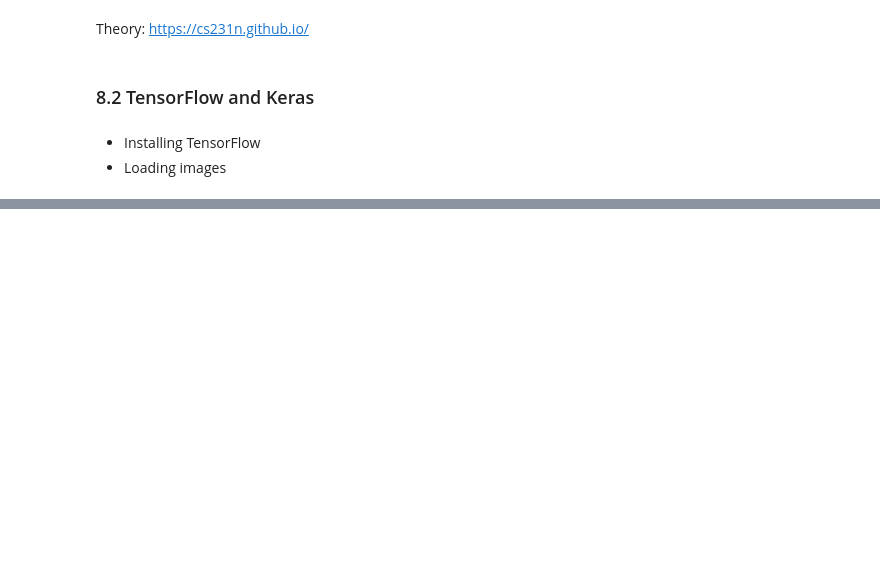
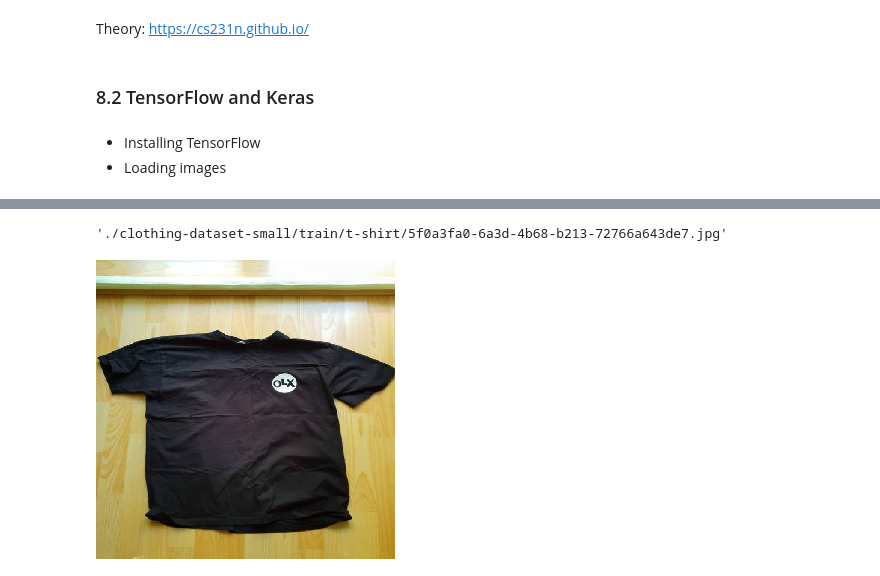
Before and after one commit to dmitrykosintsev/lm-zoomcamp, a Jupyter notebook: 08-nn-and-dl.ipynb, the cells around one changed output, grey strips where cells are left out. Saved outputs shown, nothing was run; the diff lists cells and outputs as text; code cells hidden in the pictures; blank space fills up the shorter version.

```diff
--- a/08-nn-and-dl.ipynb
+++ b/08-nn-and-dl.ipynb
@@ -26,0 +34,12 @@ ModuleNotFoundError: No module named 'tensorflow'
+# %%
+path = "./clothing-dataset-small/train/t-shirt"
+name = "5f0a3fa0-6a3d-4b68-b213-72766a643de7.jpg"
+fullname = f'{path}/{name}'
+fullname
+# %% [output]
+'./clothing-dataset-small/train/t-shirt/5f0a3fa0-6a3d-4b68-b213-72766a643de7.jpg'
+# %%
+img = load_img(fullname, target_size=(299, 299))
+img
+# %% [output]
+[figure, added]
```
Also changed, not shown: parts of 14 cells of this notebook.
